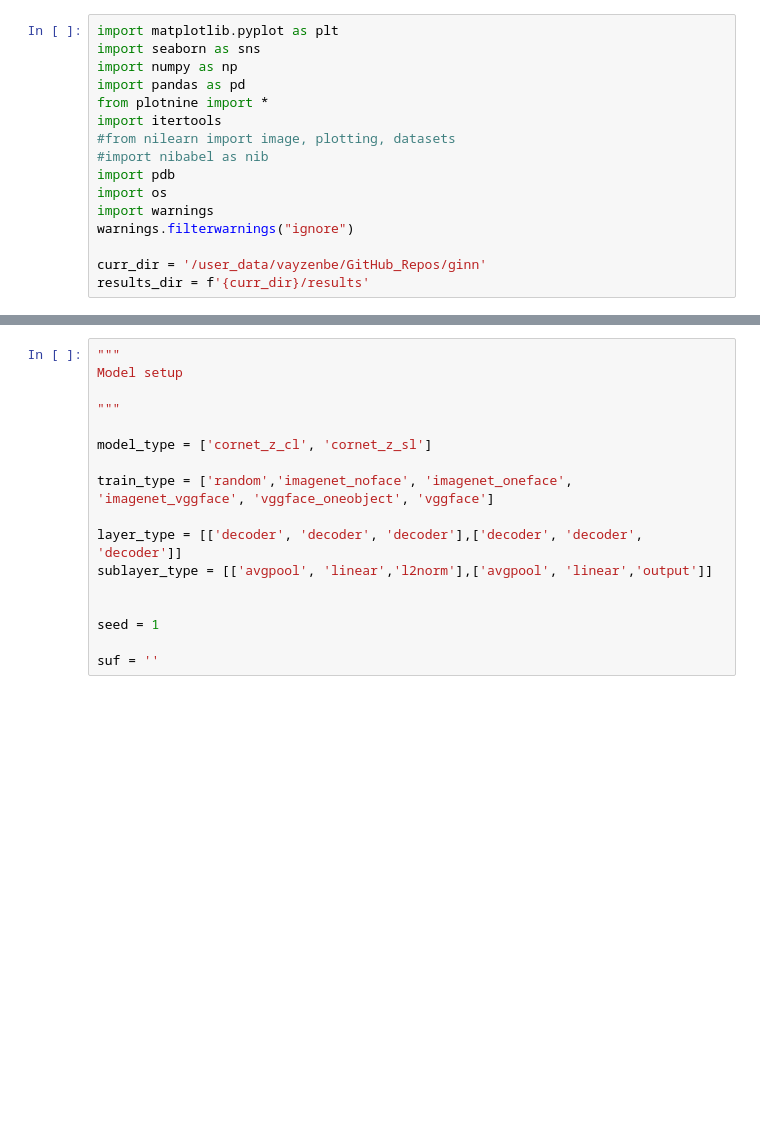
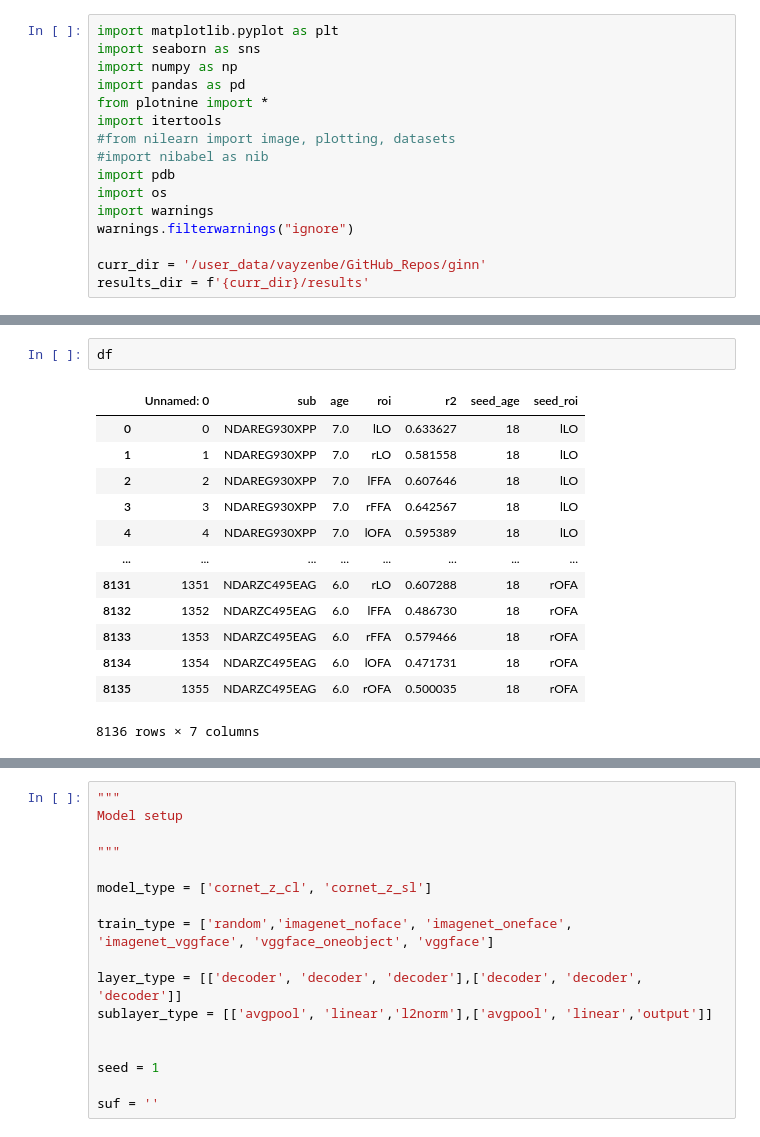
Before and after one commit to vayzenb/ginn, a Jupyter notebook: exps/plot_results.ipynb, the cells around one changed output, grey strips where cells are left out. Cells and saved outputs as stored; diff of their text form; blank space fills up the shorter version.

```diff
--- a/exps/plot_results.ipynb
+++ b/exps/plot_results.ipynb
@@ -22,0 +94,16 @@ fMRI setup
+# %%
+df
+# %% [output]
+|  | Unnamed: 0 | sub | age | roi | r2 | seed_age | seed_roi |
+| 0 | 0 | NDAREG930XPP | 7.0 | lLO | 0.633627 | 18 | lLO |
+| 1 | 1 | NDAREG930XPP | 7.0 | rLO | 0.581558 | 18 | lLO |
+| 2 | 2 | NDAREG930XPP | 7.0 | lFFA | 0.607646 | 18 | lLO |
+| 3 | 3 | NDAREG930XPP | 7.0 | rFFA | 0.642567 | 18 | lLO |
+| 4 | 4 | NDAREG930XPP | 7.0 | lOFA | 0.595389 | 18 | lLO |
+| ... | ... | ... | ... | ... | ... | ... | ... |
+| 8131 | 1351 | NDARZC495EAG | 6.0 | rLO | 0.607288 | 18 | rOFA |
+| 8132 | 1352 | NDARZC495EAG | 6.0 | lFFA | 0.486730 | 18 | rOFA |
+| 8133 | 1353 | NDARZC495EAG | 6.0 | rFFA | 0.579466 | 18 | rOFA |
+| 8134 | 1354 | NDARZC495EAG | 6.0 | lOFA | 0.471731 | 18 | rOFA |
+| 8135 | 1355 | NDARZC495EAG | 6.0 | rOFA | 0.500035 | 18 | rOFA |
+8136 rows × 7 columns
```
Also changed, not shown: parts of 6 cells of this notebook, 6 other files.
